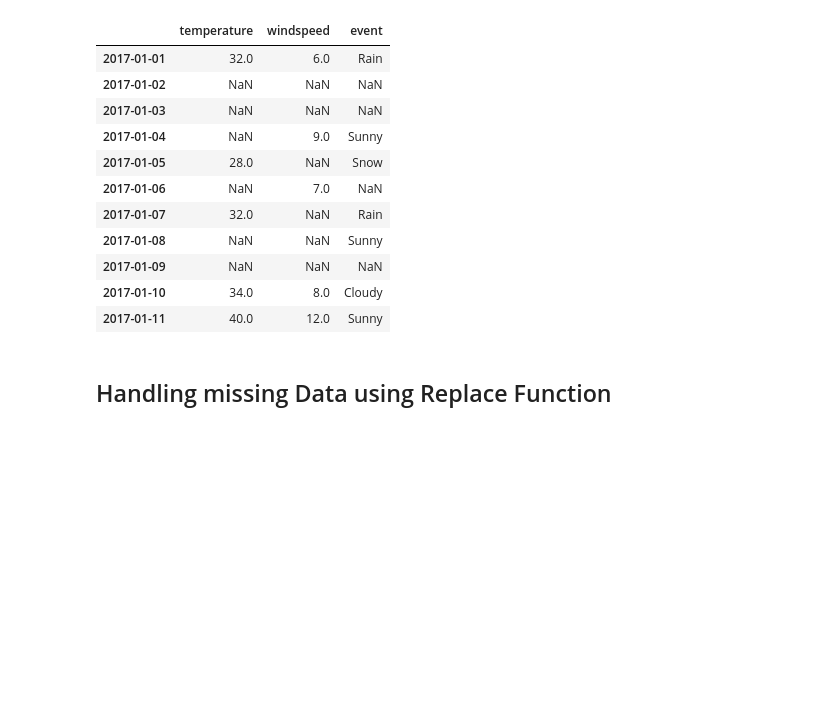
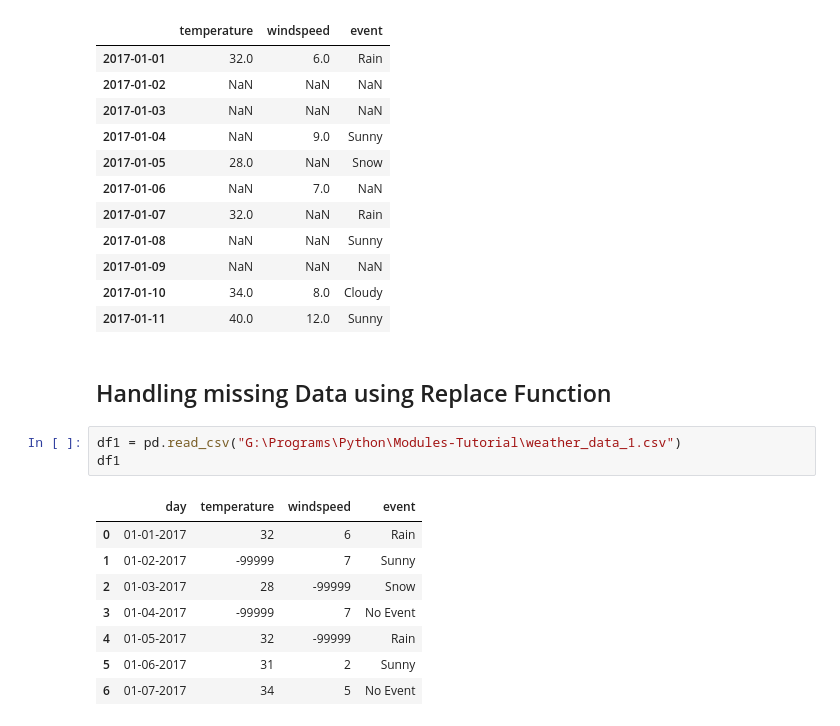
Before and after one commit to Atharv-110/Python-Modules-Tutorial, a Jupyter notebook: PandasTutorial.ipynb, the cells around one changed output. Drawn from its saved outputs; the diff is of its cells as text; blank space fills up the shorter version.

Commit message:
weather_data_1 added

```diff
--- a/PandasTutorial.ipynb
+++ b/PandasTutorial.ipynb
@@ -426,5 +426,17 @@ new_df
 | 2017-01-09 | NaN | NaN | NaN |
 | 2017-01-10 | 34.0 | 8.0 | Cloudy |
 | 2017-01-11 | 40.0 | 12.0 | Sunny |
-# %% [markdown]
-## Handling missing Data using Replace Function
+# %% [markdown]
+## Handling missing Data using Replace Function
+# %%
+df1 = pd.read_csv("G:\Programs\Python\Modules-Tutorial\weather_data_1.csv")
+df1
+# %% [output]
+|  | day | temperature | windspeed | event |
+| 0 | 01-01-2017 | 32 | 6 | Rain |
+| 1 | 01-02-2017 | -99999 | 7 | Sunny |
+| 2 | 01-03-2017 | 28 | -99999 | Snow |
+| 3 | 01-04-2017 | -99999 | 7 | No Event |
+| 4 | 01-05-2017 | 32 | -99999 | Rain |
+| 5 | 01-06-2017 | 31 | 2 | Sunny |
+| 6 | 01-07-2017 | 34 | 5 | No Event |
```
Also changed, not shown: parts of 2 cells of this notebook.
